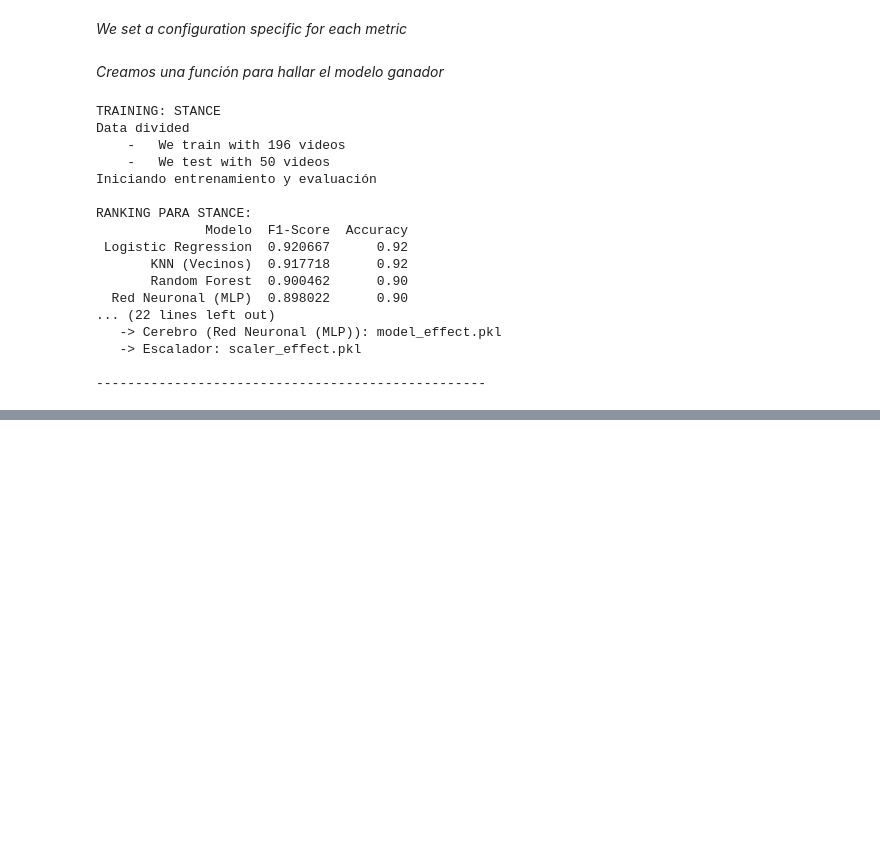
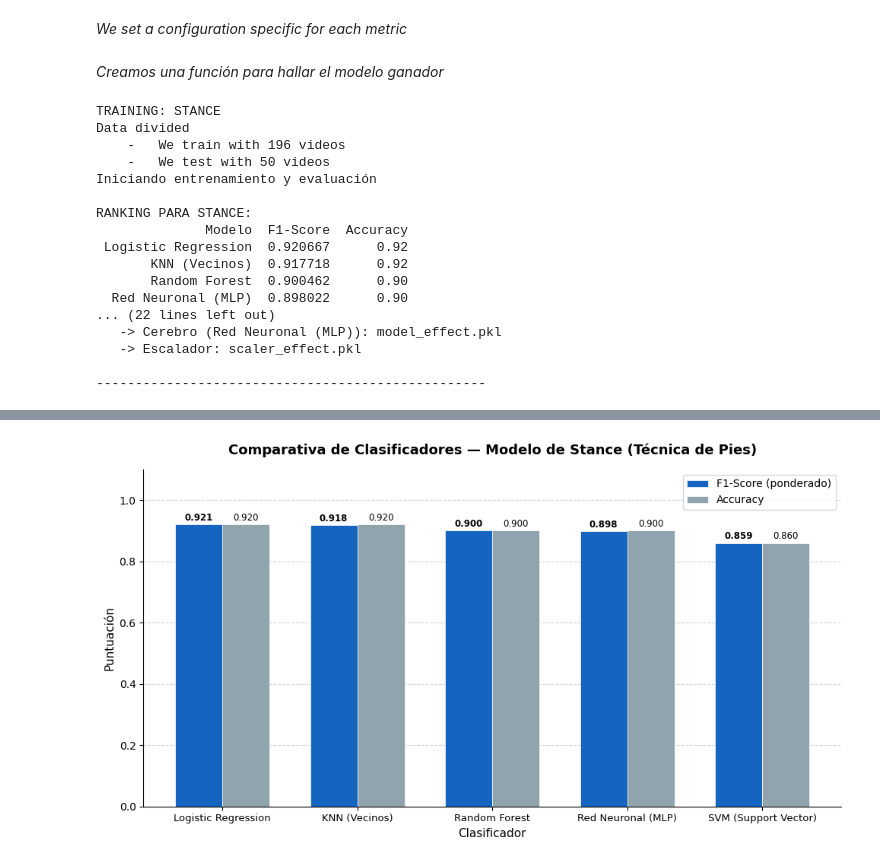
Before and after one commit to DavidSalas540/TFG-Tenis-Serve-Analyzer, a Jupyter notebook: model_ai_process_4/train_model.ipynb, the cells around one changed output, grey strips where cells are left out. Drawn from its saved outputs; the diff is of its cells as text; code cells hidden in the pictures; blank space fills up the shorter version.

```diff
--- a/model_ai_process_4/train_model.ipynb
+++ b/model_ai_process_4/train_model.ipynb
@@ -254,0 +236,84 @@ RANKING PARA STANCE:
+# %%
+import matplotlib.pyplot as plt
+import numpy as np
+
+# ─── Resultados del entrenamiento (random_state=42, deterministas) ───────────
+stance_results = {
+    'Logistic Regression':  {'F1': 0.920667, 'Accuracy': 0.92},
+    'KNN (Vecinos)':         {'F1': 0.917718, 'Accuracy': 0.92},
+    'Random Forest':         {'F1': 0.900462, 'Accuracy': 0.90},
+    'Red Neuronal (MLP)':    {'F1': 0.898022, 'Accuracy': 0.90},
+    'SVM (Support Vector)':  {'F1': 0.859219, 'Accuracy': 0.86},
+}
+
+effect_results = {
+    'Red Neuronal (MLP)':    {'F1': 0.627837, 'Accuracy': 0.64},
+    'KNN (Vecinos)':          {'F1': 0.523496, 'Accuracy': 0.60},
+    'Random Forest':          {'F1': 0.505103, 'Accuracy': 0.60},
+    'SVM (Support Vector)':   {'F1': 0.453713, 'Accuracy': 0.44},
+    'Logistic Regression':    {'F1': 0.404844, 'Accuracy': 0.38},
+}
+
+OUTPUT_DIR = Path(r"C:\Users\david\Documents\TFG\model_ai_process_4")
+
+# ─── Función de plot ──────────────────────────────────────────────────────────
+def plot_comparison(data, title, filepath, f1_color, acc_color):
+    models   = list(data.keys())
+    f1_vals  = [data[m]['F1']       for m in models]
+    acc_vals = [data[m]['Accuracy'] for m in models]
+
+    x     = np.arange(len(models))
+    width = 0.35
+
+    fig, ax = plt.subplots(figsize=(10, 5.5))
+
+    bars_f1  = ax.bar(x - width/2, f1_vals,  width, color=f1_color,  label='F1-Score (ponderado)',
+                      edgecolor='white', linewidth=0.5)
+    bars_acc = ax.bar(x + width/2, acc_vals, width, color=acc_color, label='Accuracy',
+                      edgecolor='white', linewidth=0.5)
+
+    for bar in bars_f1:
+        ax.text(bar.get_x() + bar.get_width() / 2, bar.get_height() + 0.006,
+                f'{bar.get_height():.3f}', ha='center', va='bottom', fontsize=8.5, fontweight='bold')
+    for bar in bars_acc:
+        ax.text(bar.get_x() + bar.get_width() / 2, bar.get_height() + 0.006,
+                f'{bar.get_height():.3f}', ha='center', va='bottom', fontsize=8.5)
+
+    ax.set_xlabel('Clasificador', fontsize=11)
+    ax.set_ylabel('Puntuación', fontsize=11)
+    ax.set_title(title, fontsize=13, fontweight='bold', pad=14)
+    ax.set_xticks(x)
+    ax.set_xticklabels(models, fontsize=9.5)
+    ax.set_ylim(0, 1.10)
+    ax.legend(fontsize=10)
+    ax.yaxis.grid(True, linestyle='--', alpha=0.55)
+    ax.set_axisbelow(True)
+    ax.spines['top'].set_visible(False)
+    ax.spines['right'].set_visible(False)
+
+
+    plt.tight_layout()
+    plt.savefig(filepath, dpi=150, bbox_inches='tight', facecolor='white')
+    plt.show()
+    print(f"Figura guardada: {filepath.name}")
+
+
+# ─── Stance ──────────────────────────────────────────────────────────────────
+plot_comparison(
+    stance_results,
+    'Comparativa de Clasificadores — Modelo de Stance (Técnica de Pies)',
+    OUTPUT_DIR / 'stance_comparison.png',
+    f1_color='#1565C0',
+    acc_color='#90A4AE',
+)
+
+# ─── Efecto ──────────────────────────────────────────────────────────────────
+plot_comparison(
+    effect_results,
+    'Comparativa de Clasificadores — Modelo de Efecto (Tipo de Saque)',
+    OUTPUT_DIR / 'effect_comparison.png',
+    f1_color='#2E7D32',
+    acc_color='#90A4AE',
+)
+# %% [output]
+[figure, added]
```
Also changed, not shown: parts of 5 cells of this notebook, 29 other files.
